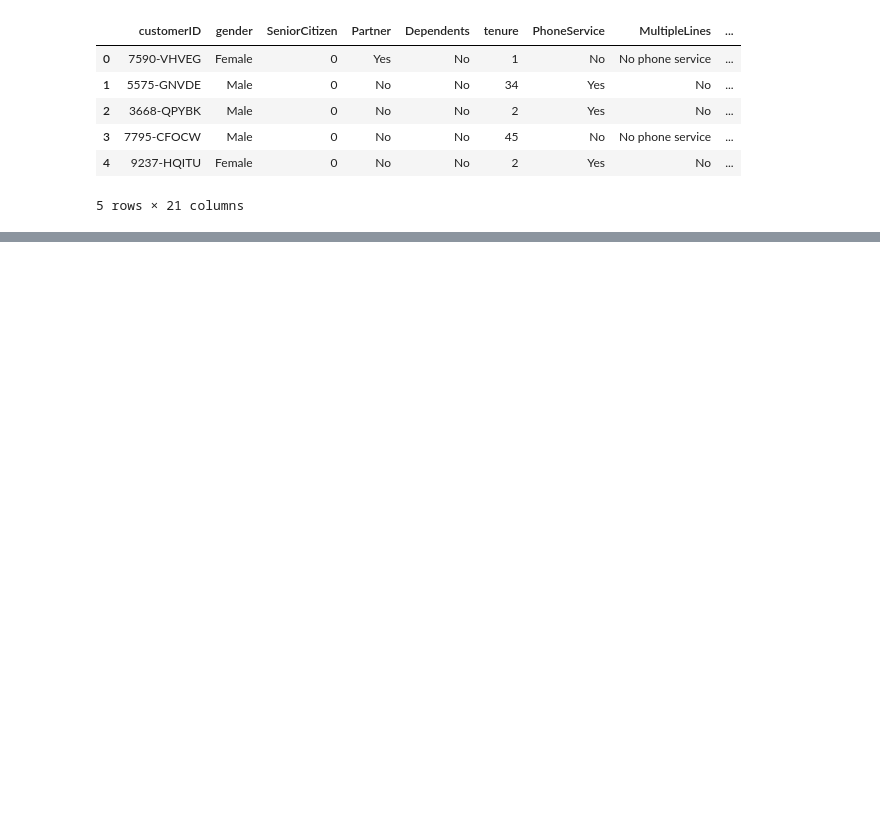
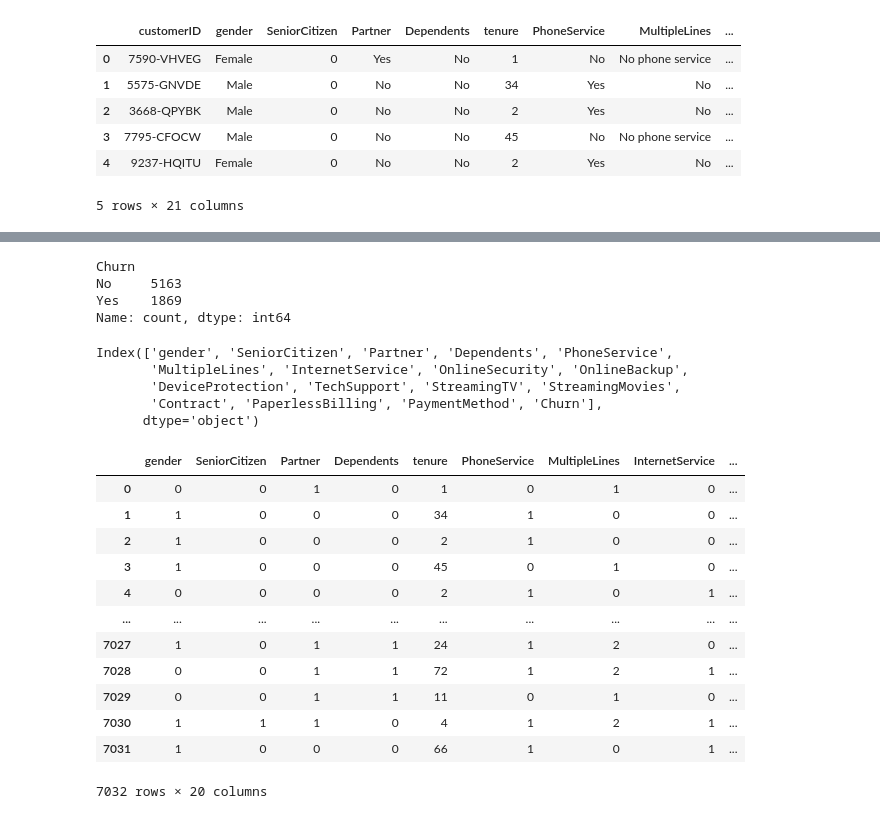
Before and after one commit to Ammar-Asim-23/Customer-Churn-Prediction, a Jupyter notebook: cleaning.ipynb, the cells around one changed output, grey strips where cells are left out. Drawn from its saved outputs; the diff is of its cells as text; code cells hidden in the pictures; blank space fills up the shorter version.

```diff
--- a/cleaning.ipynb
+++ b/cleaning.ipynb
@@ -56,0 +72,7 @@ df = df.replace(mapping)
+# %%
+print(df['Churn'].value_counts())
+# %% [output]
+Churn
+No     5163
+Yes    1869
+Name: count, dtype: int64
@@ -56,0 +81,31 @@ df = df.replace(mapping)
+# %%
+columns_to_encode =df.drop(['TotalCharges', 'tenure', 'MonthlyCharges'],axis=1).columns
+columns_to_encode
+# %% [output]
+Index(['gender', 'SeniorCitizen', 'Partner', 'Dependents', 'PhoneService',
+       'MultipleLines', 'InternetService', 'OnlineSecurity', 'OnlineBackup',
+       'DeviceProtection', 'TechSupport', 'StreamingTV', 'StreamingMovies',
+       'Contract', 'PaperlessBilling', 'PaymentMethod', 'Churn'],
+      dtype='object')
+# %%
+encoders = {}
+
+for column in columns_to_encode:
+    encoder = LabelEncoder()
+    df[column] = encoder.fit_transform(df[column])
+    encoders[column] = encoder
+df
+# %% [output]
+|  | gender | SeniorCitizen | Partner | Dependents | tenure | PhoneService | MultipleLines | InternetService | ... |
+| 0 | 0 | 0 | 1 | 0 | 1 | 0 | 1 | 0 | ... |
+| 1 | 1 | 0 | 0 | 0 | 34 | 1 | 0 | 0 | ... |
+| 2 | 1 | 0 | 0 | 0 | 2 | 1 | 0 | 0 | ... |
+| 3 | 1 | 0 | 0 | 0 | 45 | 0 | 1 | 0 | ... |
+| 4 | 0 | 0 | 0 | 0 | 2 | 1 | 0 | 1 | ... |
+| ... | ... | ... | ... | ... | ... | ... | ... | ... | ... |
+| 7027 | 1 | 0 | 1 | 1 | 24 | 1 | 2 | 0 | ... |
+| 7028 | 0 | 0 | 1 | 1 | 72 | 1 | 2 | 1 | ... |
+| 7029 | 0 | 0 | 1 | 1 | 11 | 0 | 1 | 0 | ... |
+| 7030 | 1 | 1 | 1 | 0 | 4 | 1 | 2 | 1 | ... |
+| 7031 | 1 | 0 | 0 | 0 | 66 | 1 | 0 | 1 | ... |
+7032 rows × 20 columns
```
Also changed, not shown: parts of 15 cells of this notebook, 20 other files.
